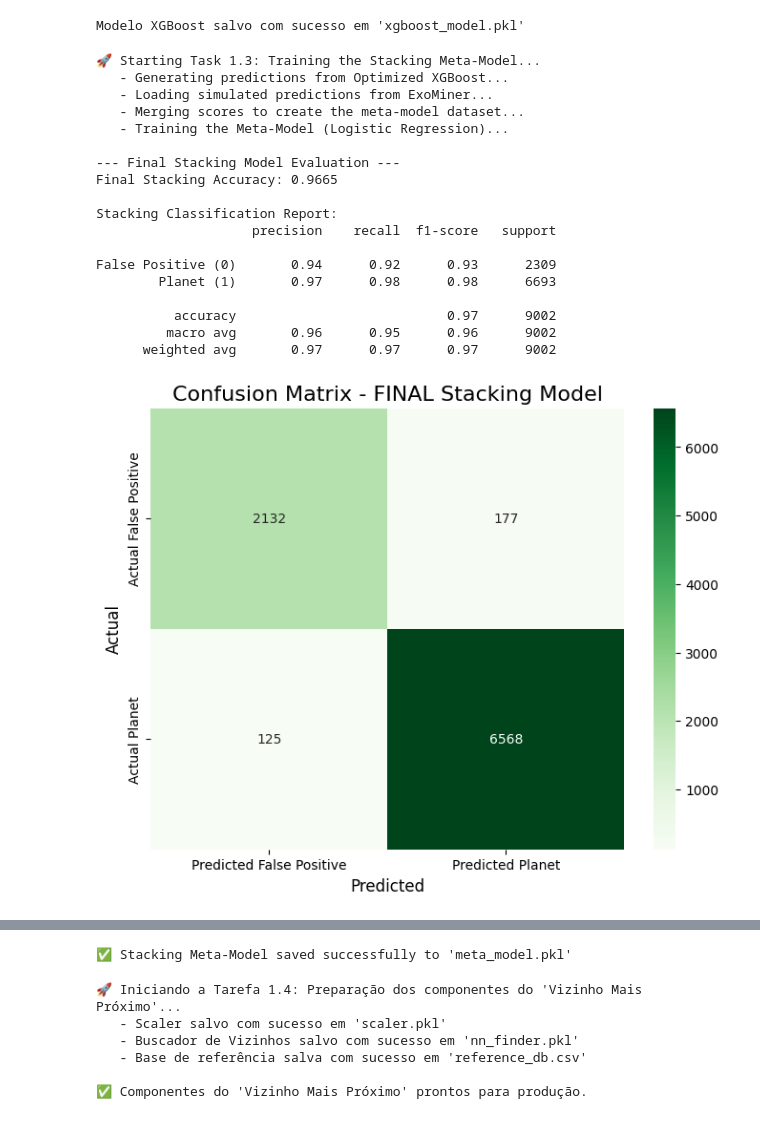
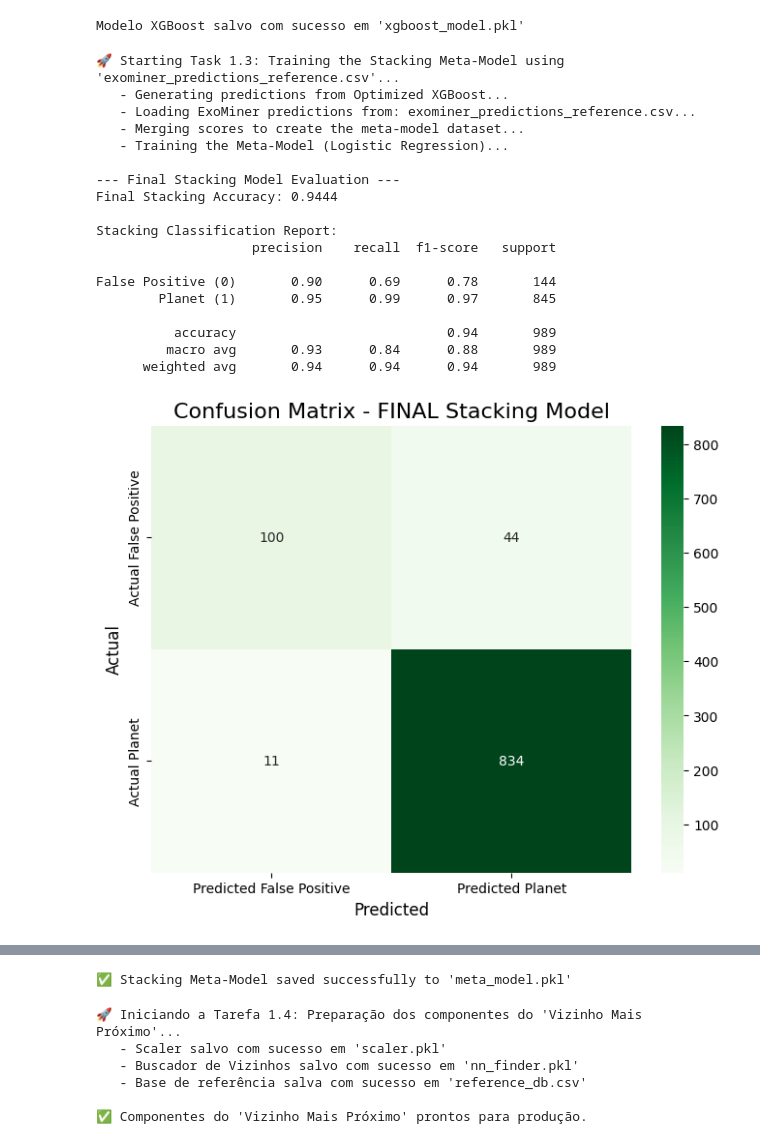
Before and after one commit to CauanOtz/ExoLens, a Jupyter notebook: AI/nasa-xgboost/notebooks/model.ipynb, the cells around one changed output, grey strips where cells are left out. Drawn from its saved outputs; the diff is of its cells as text; code cells hidden in the pictures.

Commit message:
Integração com os dados reais do exominer

```diff
--- a/AI/nasa-xgboost/notebooks/model.ipynb
+++ b/AI/nasa-xgboost/notebooks/model.ipynb
@@ -395,6 +348,7 @@ print("Modelo XGBoost salvo com sucesso em 'xgboost_model.pkl'")
 Modelo XGBoost salvo com sucesso em 'xgboost_model.pkl'
 # %%
 import pandas as pd
+import os
 from sklearn.model_selection import train_test_split
 from sklearn.linear_model import LogisticRegression
 from sklearn.metrics import accuracy_score, classification_report, confusion_matrix, roc_curve, roc_auc_score
@@ -402,13 +356,15 @@ import seaborn as sns
 import matplotlib.pyplot as plt
 import joblib
 
-print("🚀 Starting Task 1.3: Training the Stacking Meta-Model...")
+# --- ESCOLHA AQUI QUAL ARQUIVO DE PREDIÇÃO USAR ---
+# Mude para o nome do seu arquivo real quando ele estiver pronto (ex: 'exominer_predictions_real.csv')
+EXOMINER_PREDICTIONS_FILE = 'exominer_predictions_reference.csv'
+# ----------------------------------------------------
+
+print(f"🚀 Starting Task 1.3: Training the Stacking Meta-Model using '{EXOMINER_PREDICTIONS_FILE}'...")
 
 # --- Step 1: Generate predictions from our Optimized XGBoost ---
 print("   - Generating predictions from Optimized XGBoost...")
-
-# Prepare input data (X)
-# Ensure the 'df_featured' and 'model' variables are loaded and ready
 features_xgboost = [
     'orbital_period', 'transit_duration_hr', 'transit_depth_ppm',
     'planet_radius_earth', 'stellar_temp_k', 'stellar_radius_solar',
@@ -417,31 +373,26 @@ features_xgboost = [
     'signal_to_noise'
 ]
 X_full = df_featured[features_xgboost].fillna(0)
-
-# Generate probabilities for class 1 (Planet)
 xgboost_scores = model.predict_proba(X_full)[:, 1]
-
-# Assemble the DataFrame with scores and IDs
 xgboost_predictions_df = pd.DataFrame({
     'target_id': df_featured['target_id'].astype(int),
     'xgboost_score': xgboost_scores
 })
 
-# --- Step 2: Load simulated predictions from ExoMiner ---
-print("   - Loading simulated predictions from ExoMiner...")
+# --- Step 2: Load predictions from ExoMiner (Real or Mock) ---
+print(f"   - Loading ExoMiner predictions from: {EXOMINER_PREDICTIONS_FILE}...")
 try:
-    exominer_predictions_df = pd.read_csv('exominer_predictions_mock.csv')
+    exominer_predictions_df = pd.read_csv(EXOMINER_PREDICTIONS_FILE)
 except FileNotFoundError:
-    print("❌ ERROR: File 'exominer_predictions_mock.csv' not found. Please generate it first.")
+    print(f"❌ ERROR: Prediction file not found at '{EXOMINER_PREDICTIONS_FILE}'.")
+    print("Please generate the mock file by running the cell above, or provide a file with real predictions.")
     raise
 
-# --- Step 3: Create the Meta-Model Dataset (X_meta, y_meta) ---
+# --- Step 3: Create the Meta-Model Dataset ---
 print("   - Merging scores to create the meta-model dataset...")
 meta_df = pd.merge(xgboost_predictions_df, exominer_predictions_df, on='target_id')
-
 targets_df = df_featured[['target_id', 'target']].astype({'target_id': int})
 meta_df = pd.merge(meta_df, targets_df, on='target_id')
-
 X_meta = meta_df[['xgboost_score', 'exominer_score']]
 y_meta = meta_df['target']
 
@@ -450,7 +401,6 @@ print("   - Training the Meta-Model (Logistic Regression)...")
 X_train_meta, X_test_meta, y_train_meta, y_test_meta = train_test_split(
     X_meta, y_meta, test_size=0.3, random_state=42, stratify=y_meta
 )
-
 meta_model = LogisticRegression(random_state=42)
 meta_model.fit(X_train_meta, y_train_meta)
 
@@ -477,39 +427,39 @@ plt.show()
 # 2. Stacking Model ROC Curve
 y_proba_stacking = meta_model.predict_proba(X_test_meta)[:, 1]
 fpr, tpr, thresholds = roc_curve(y_test_meta, y_proba_stacking)
 auc_score = roc_auc_score(y_test_meta, y_proba_stacking)
 
 plt.figure(figsize=(8, 8))
 plt.plot(fpr, tpr, label=f'Stacking Model (AUC = {auc_score:.4f})')
 plt.plot([0, 1], [0, 1], 'r--', label='Random Classifier')
 plt.title('ROC Curve - FINAL Stacking Model', fontsize=16)
 plt.xlabel('False Positive Rate (FPR)', fontsize=12)
 plt.ylabel('True Positive Rate (TPR)', fontsize=12)
 plt.legend(fontsize=12)
 plt.grid()
 plt.show()
 # --- END OF GRAPHING CODE ---
 
 # --- Step 6: Save the Trained Meta-Model ---
 joblib.dump(meta_model, 'meta_model.pkl')
 print("\n✅ Stacking Meta-Model saved successfully to 'meta_model.pkl'")
 # %% [output]
-🚀 Starting Task 1.3: Training the Stacking Meta-Model...
+🚀 Starting Task 1.3: Training the Stacking Meta-Model using 'exominer_predictions_reference.csv'...
    - Generating predictions from Optimized XGBoost...
-   - Loading simulated predictions from ExoMiner...
+   - Loading ExoMiner predictions from: exominer_predictions_reference.csv...
    - Merging scores to create the meta-model dataset...
    - Training the Meta-Model (Logistic Regression)...
 
 --- Final Stacking Model Evaluation ---
-Final Stacking Accuracy: 0.9665
+Final Stacking Accuracy: 0.9444
 
 Stacking Classification Report:
                     precision    recall  f1-score   support
 
-False Positive (0)       0.94      0.92      0.93      2309
-        Planet (1)       0.97      0.98      0.98      6693
+False Positive (0)       0.90      0.69      0.78       144
+        Planet (1)       0.95      0.99      0.97       845
 
-          accuracy                           0.97      9002
-         macro avg       0.96      0.95      0.96      9002
-      weighted avg       0.97      0.97      0.97      9002
+          accuracy                           0.94       989
+         macro avg       0.93      0.84      0.88       989
+      weighted avg       0.94      0.94      0.94       989
-[figure, old version]
+[figure, new version]
```
Also changed, not shown: parts of 11 cells of this notebook, 9 other files.
